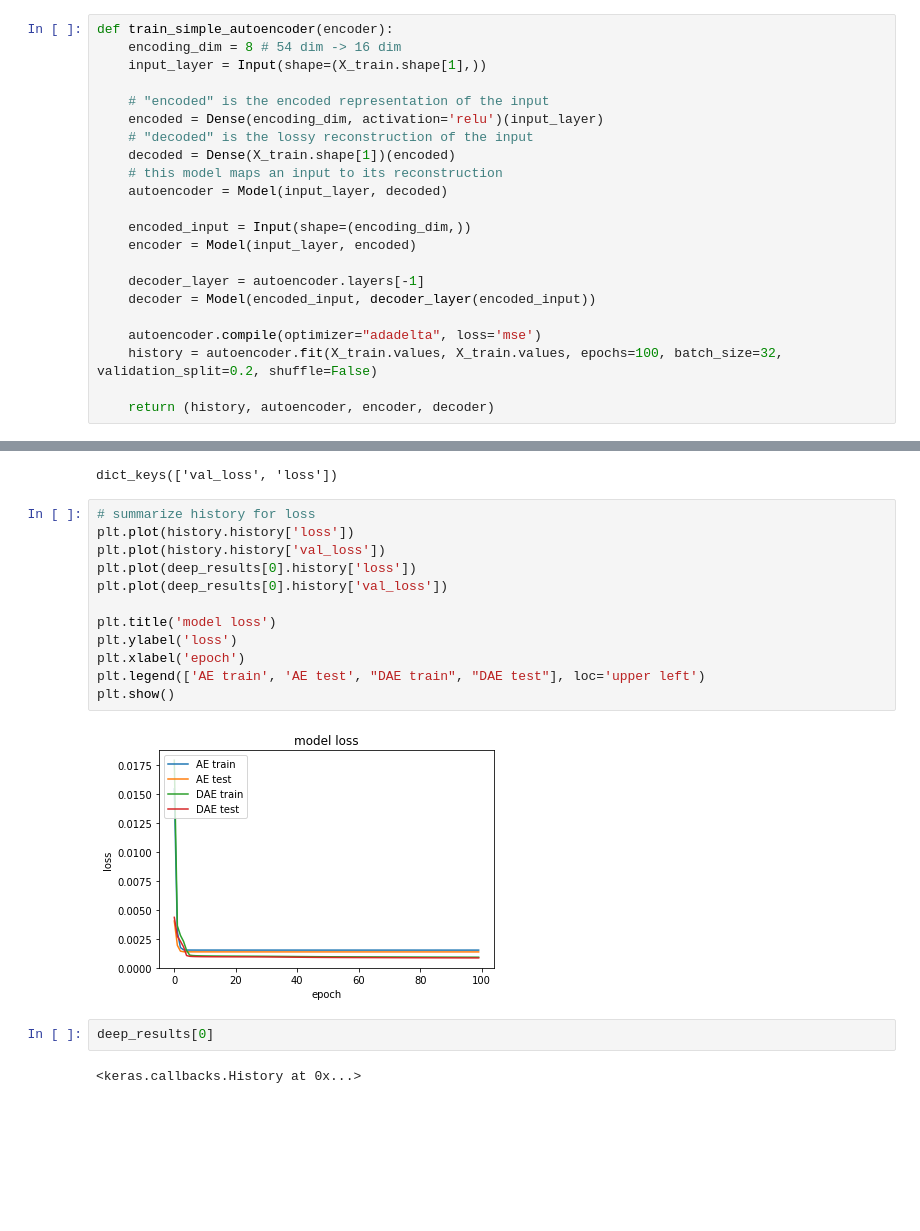
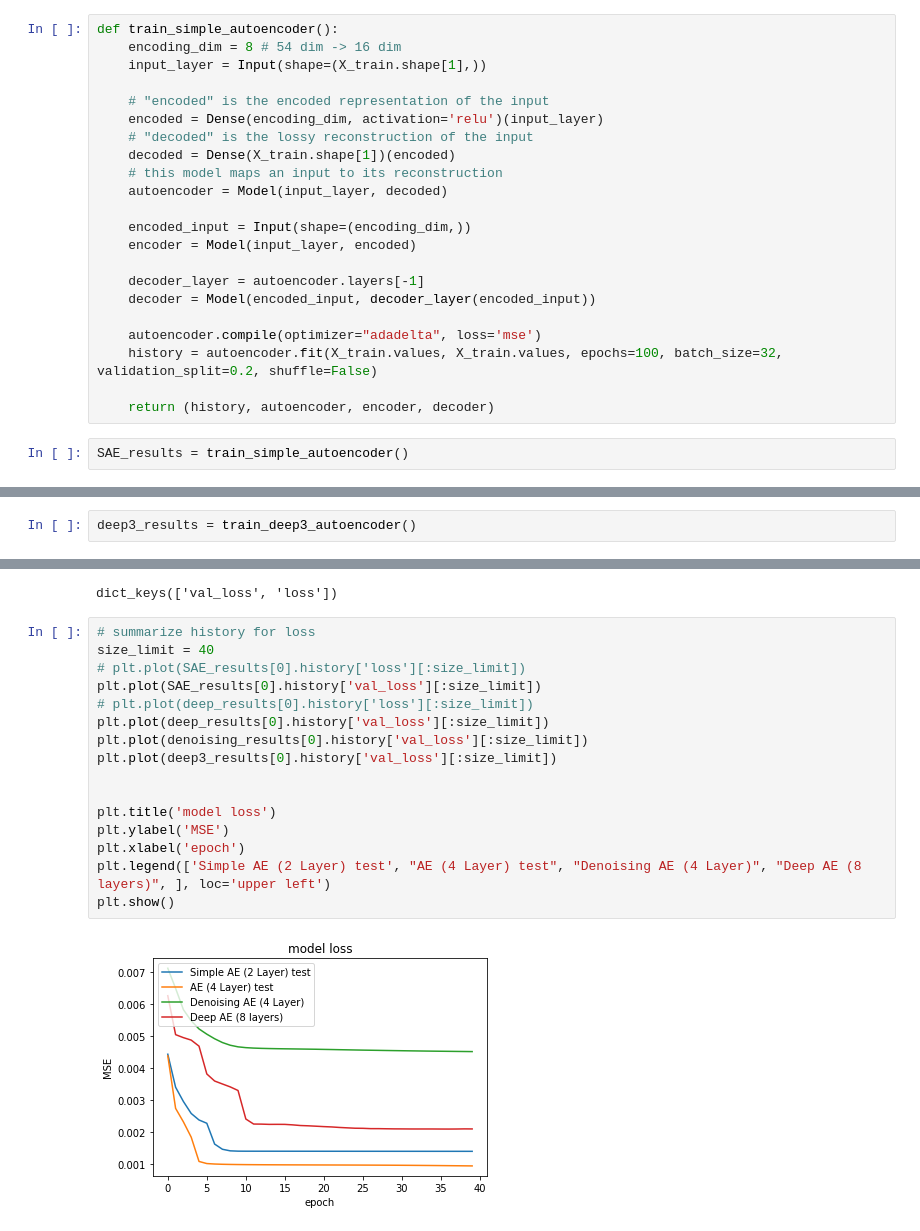
Before and after one commit to chinux23/NeuralNetworkAsTradingStrategy, a Jupyter notebook: AutoEncoder.ipynb, the cells around one changed output, grey strips where cells are left out. Cells and saved outputs as stored; diff of their text form; blank space fills up the shorter version.

```diff
--- a/AutoEncoder.ipynb
+++ b/AutoEncoder.ipynb
@@ -173,7 +173,7 @@ X_test = pd.DataFrame(scaler.transform(X_test), columns=X_test.columns, index=X_
 from keras.layers import Input, Dense
 from keras.models import Model
 # %%
-def train_simple_autoencoder(encoder):
+def train_simple_autoencoder():
     encoding_dim = 8 # 54 dim -> 16 dim
     input_layer = Input(shape=(X_train.shape[1],))
 
@@ -194,3 +194,5 @@ def train_simple_autoencoder(encoder):
     history = autoencoder.fit(X_train.values, X_train.values, epochs=100, batch_size=32, validation_split=0.2, shuffle=False)
 
     return (history, autoencoder, encoder, decoder)
+# %%
+SAE_results = train_simple_autoencoder()
@@ -241,3 +292,5 @@ Epoch 100/100
 266772/266772 [==============================] - 16s - loss: 9.2715e-04 - val_loss: 8.6656e-04
 # %%
 sgd = optimizers.SGD(lr=1e-4, decay=1e-9, momentum=0.9, nesterov=True, clipnorm=1.)
+# %%
+deep3_results = train_deep3_autoencoder()
@@ -283,19 +354,19 @@ print(history.history.keys())
 dict_keys(['val_loss', 'loss'])
 # %%
 # summarize history for loss
-plt.plot(history.history['loss'])
-plt.plot(history.history['val_loss'])
-plt.plot(deep_results[0].history['loss'])
-plt.plot(deep_results[0].history['val_loss'])
+size_limit = 40
+# plt.plot(SAE_results[0].history['loss'][:size_limit])
+plt.plot(SAE_results[0].history['val_loss'][:size_limit])
+# plt.plot(deep_results[0].history['loss'][:size_limit])
+plt.plot(deep_results[0].history['val_loss'][:size_limit])
+plt.plot(denoising_results[0].history['val_loss'][:size_limit])
+plt.plot(deep3_results[0].history['val_loss'][:size_limit])
+
 
 plt.title('model loss')
-plt.ylabel('loss')
+plt.ylabel('MSE')
 plt.xlabel('epoch')
-plt.legend(['AE train', 'AE test', "DAE train", "DAE test"], loc='upper left')
+plt.legend(['Simple AE (2 Layer) test', "AE (4 Layer) test", "Denoising AE (4 Layer)", "Deep AE (8 layers)", ], loc='upper left')
 plt.show()
 # %% [output]
-[figure, old version]
+[figure, new version]
-# %%
-deep_results[0]
-# %% [output]
-<keras.callbacks.History at 0x...>
```
Also changed, not shown: parts of 13 cells of this notebook, 2 other files.
